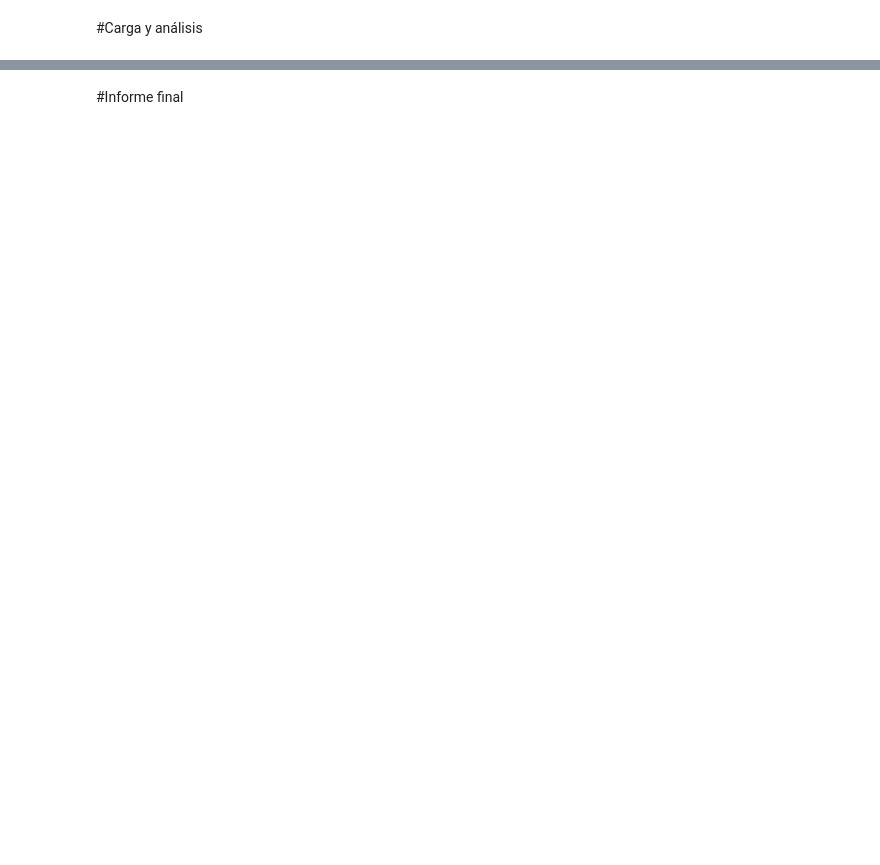
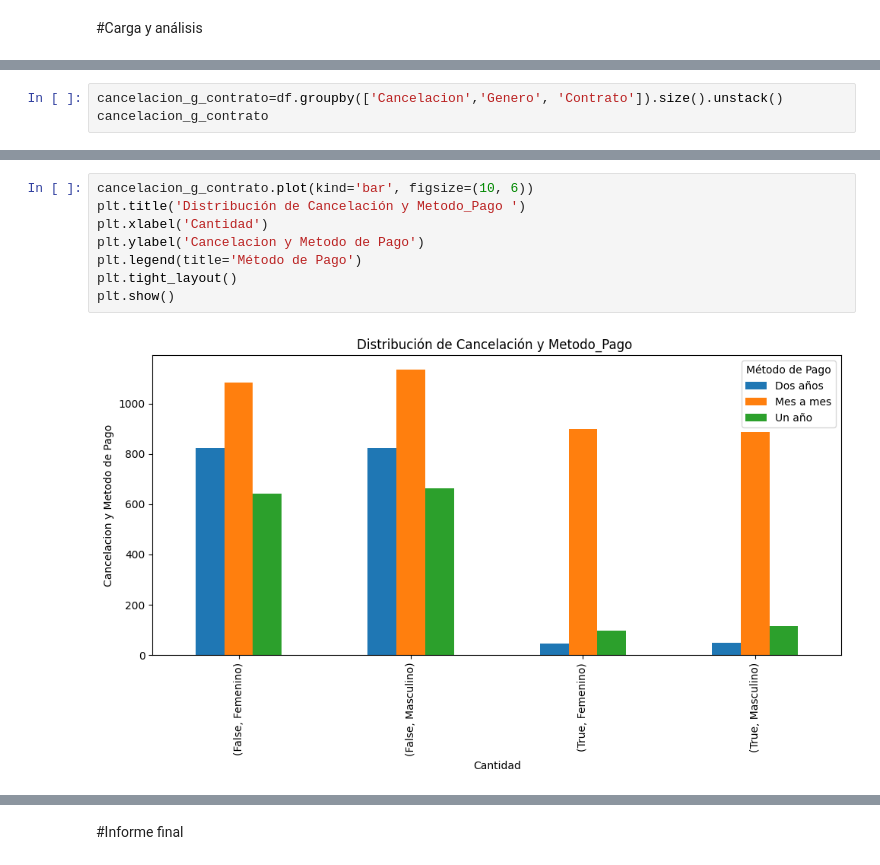
Before and after one commit to HadLe8/Challenge_TelecomX, a Jupyter notebook: Challenge_TelecomX.ipynb, the cells around one changed output, grey strips where cells are left out. Saved outputs shown, nothing was run; the diff lists cells and outputs as text; blank space fills up the shorter version.

```diff
--- a/Challenge_TelecomX.ipynb
+++ b/Challenge_TelecomX.ipynb
@@ -443,0 +534,3 @@ df.to_csv('DF_tratado.csv',index=False)
+# %%
+cancelacion_g_contrato=df.groupby(['Cancelacion','Genero', 'Contrato']).size().unstack()
+cancelacion_g_contrato
@@ -443,0 +544,10 @@ df.to_csv('DF_tratado.csv',index=False)
+# %%
+cancelacion_g_contrato.plot(kind='bar', figsize=(10, 6))
+plt.title('Distribución de Cancelación y Metodo_Pago ')
+plt.xlabel('Cantidad')
+plt.ylabel('Cancelacion y Metodo de Pago')
+plt.legend(title='Método de Pago')
+plt.tight_layout()
+plt.show()
+# %% [output]
+[figure, added]
```
Also changed, not shown: parts of 47 cells of this notebook.
